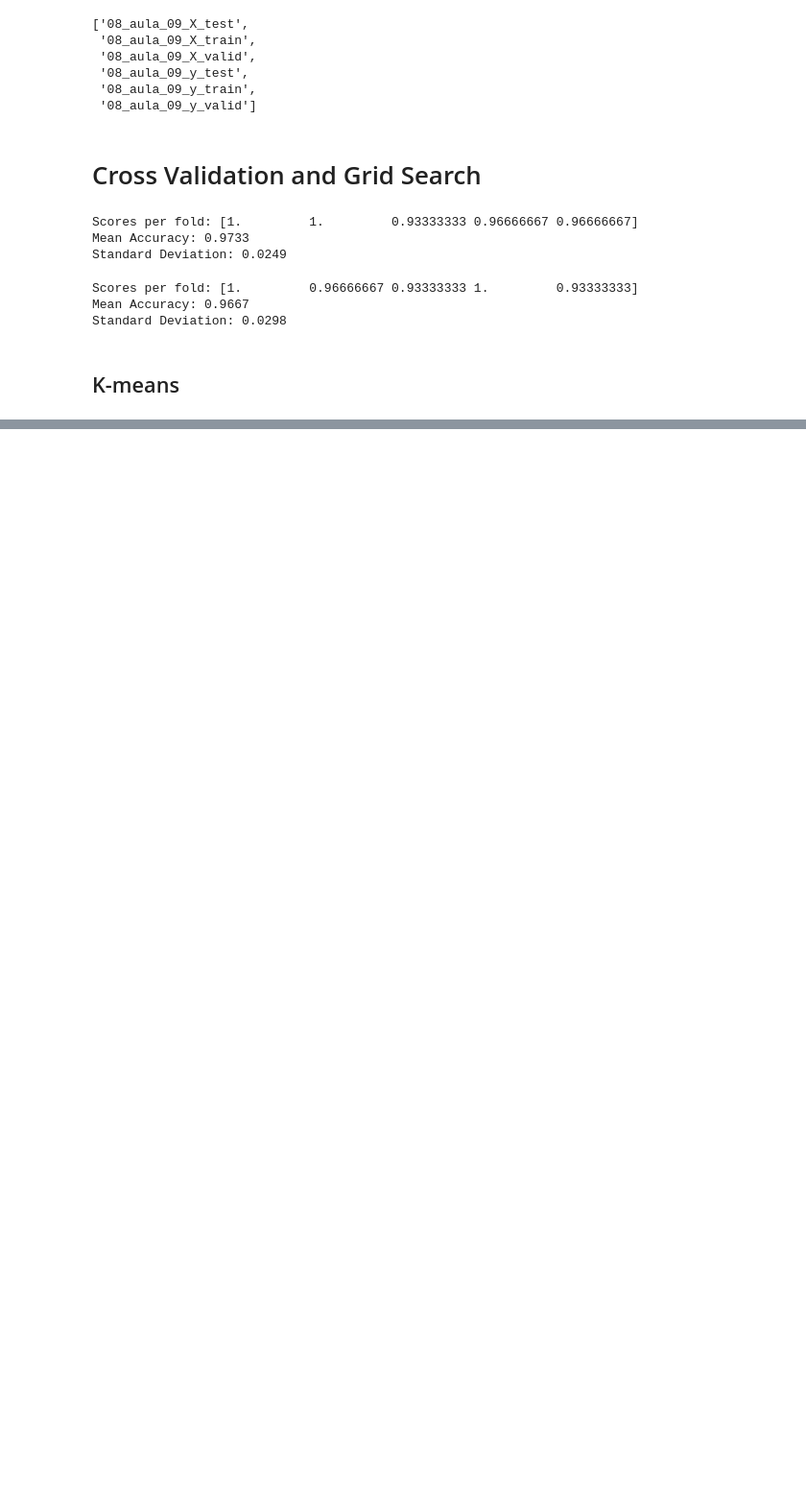
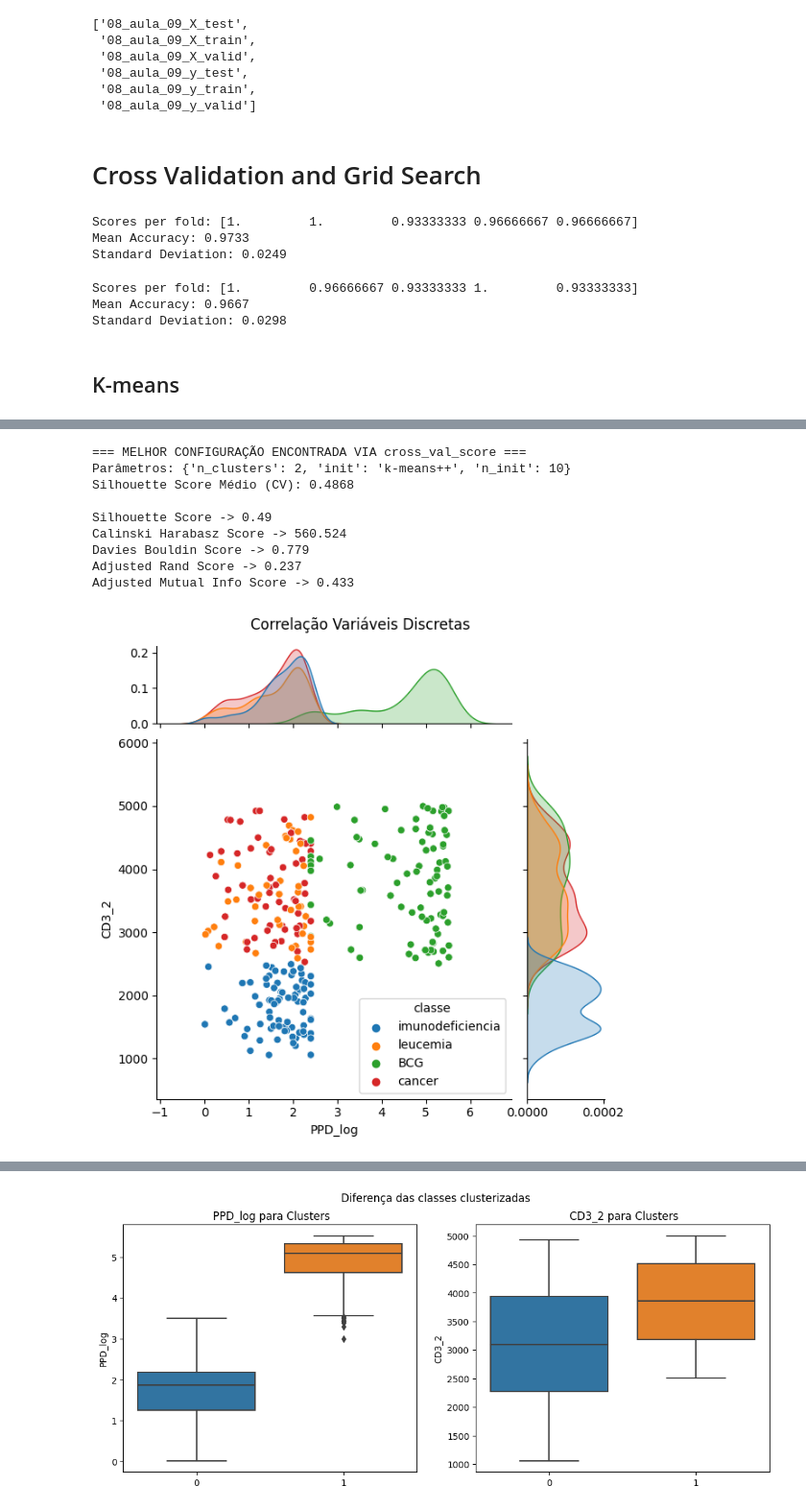
Before and after one commit to Laboratorio-de-Analise-de-Dados/disciplina_python_ml, a Jupyter notebook: dev/script/aulas_teoricas/07-aula-09-01-treinamento_cluster_2025-02-17.ipynb, the cells around one changed output, grey strips where cells are left out. Shown at 96% size. Drawn from its saved outputs; the diff is of its cells as text; code cells hidden in the pictures; blank space fills up the shorter version.

Commit message:
Inserindo métricas k-means aula 09

```diff
--- a/dev/script/aulas_teoricas/07-aula-09-01-treinamento_cluster_2025-02-17.ipynb
+++ b/dev/script/aulas_teoricas/07-aula-09-01-treinamento_cluster_2025-02-17.ipynb
@@ -516,7 +516,10 @@ from sklearn.cluster import KMeans
 from sklearn.metrics import silhouette_score
 from sklearn.preprocessing import StandardScaler
 # %%
-def __calcular_metricas(X_scaled: np.array, pred: np.array, obs: np.array) -> None:
+def __calcular_metricas(
+        X_scaled: np.array,
+        pred: np.array,
+        obs: np.array) -> tuple:
     '''
         Função para calcular métricas de avaliação de clustering.
             Parâmetros:
@@ -528,27 +531,22 @@ def __calcular_metricas(X_scaled: np.array, pred: np.array, obs: np.array) -> No
     '''
     # Calcula a métrica de Silhouette
     ss = round(silhouette_score(X_scaled, pred), 3)
-    print(f"Silhouette Score -> {ss}")
 
     # Calcula a métrica de Calinski-Harabasz
     chs = round(calinski_harabasz_score(X_scaled, pred), 3)
-    print(f"Calinski Harabasz Score -> {chs}")
 
     # Calcula a métrica de Davies-Bouldin
     dbs = round(davies_bouldin_score(X_scaled, pred), 3)
-    print(f"Davies Bouldin Score -> {dbs}")
 
     # Calcula a métrica de Adjusted Rand Score
     ari = round(adjusted_rand_score(obs, pred), 3)
-    print(f"Adjusted Rand Score -> {ari}")
 
     # Calcula a métrica de Adjusted Mutual Info Score
     ami = round(adjusted_mutual_info_score(obs, pred), 3)
-    print(f"Adjusted Mutual Info Score -> {ami}")
 
-    return None
+    return (ss,chs,dbs,ari,ami)
 # %%
-def __silhouette_scorer_func(estimator, X):
+def __silhouette_scorer_func(estimator, X) -> float:
     '''
         Função para calcular a pontuação de Silhouette para um estimador de
         clustering.
@@ -764,0 +753,16 @@ cross_val_silhouette(
+# %%
+data = {}
+for i in df.columns[:-2]:
+    for j in df.columns[:-2]:
+        if i != j:
+            _, metricas = cross_val_silhouette(
+                                                    c1=i,
+                                                    c2=j,
+                                                    df=df,
+                                                    n_splits=5,
+                                                    print_metricas=False
+                                                )
+            data[i+'_'+j] = metricas
+df_metricas = pd.DataFrame(data).T
+df_metricas.rename(columns={0:'Silhouette', 1:'Calinski Harabasz', 2:'Davies Bouldin', 3:'Adjusted Rand', 4:'Adjusted Mutual Info'}, inplace=True)
+df_metricas.head()
@@ -764,0 +793,18 @@ cross_val_silhouette(
+# %%
+cross_val_silhouette(
+    c1='PPD_log',
+    c2='CD3_2',
+    df=df,
+    n_splits=5,
+)
+# %% [output]
+=== MELHOR CONFIGURAÇÃO ENCONTRADA VIA cross_val_score ===
+Parâmetros: {'n_clusters': 2, 'init': 'k-means++', 'n_init': 10}
+Silhouette Score Médio (CV): 0.4868
+
+Silhouette Score -> 0.49
+Calinski Harabasz Score -> 560.524
+Davies Bouldin Score -> 0.779
+Adjusted Rand Score -> 0.237
+Adjusted Mutual Info Score -> 0.433
+[figure, added]
@@ -764,0 +812 @@ cross_val_silhouette(
+[figure, added]
```
Also changed, not shown: parts of 20 cells of this notebook, 4 other files.
